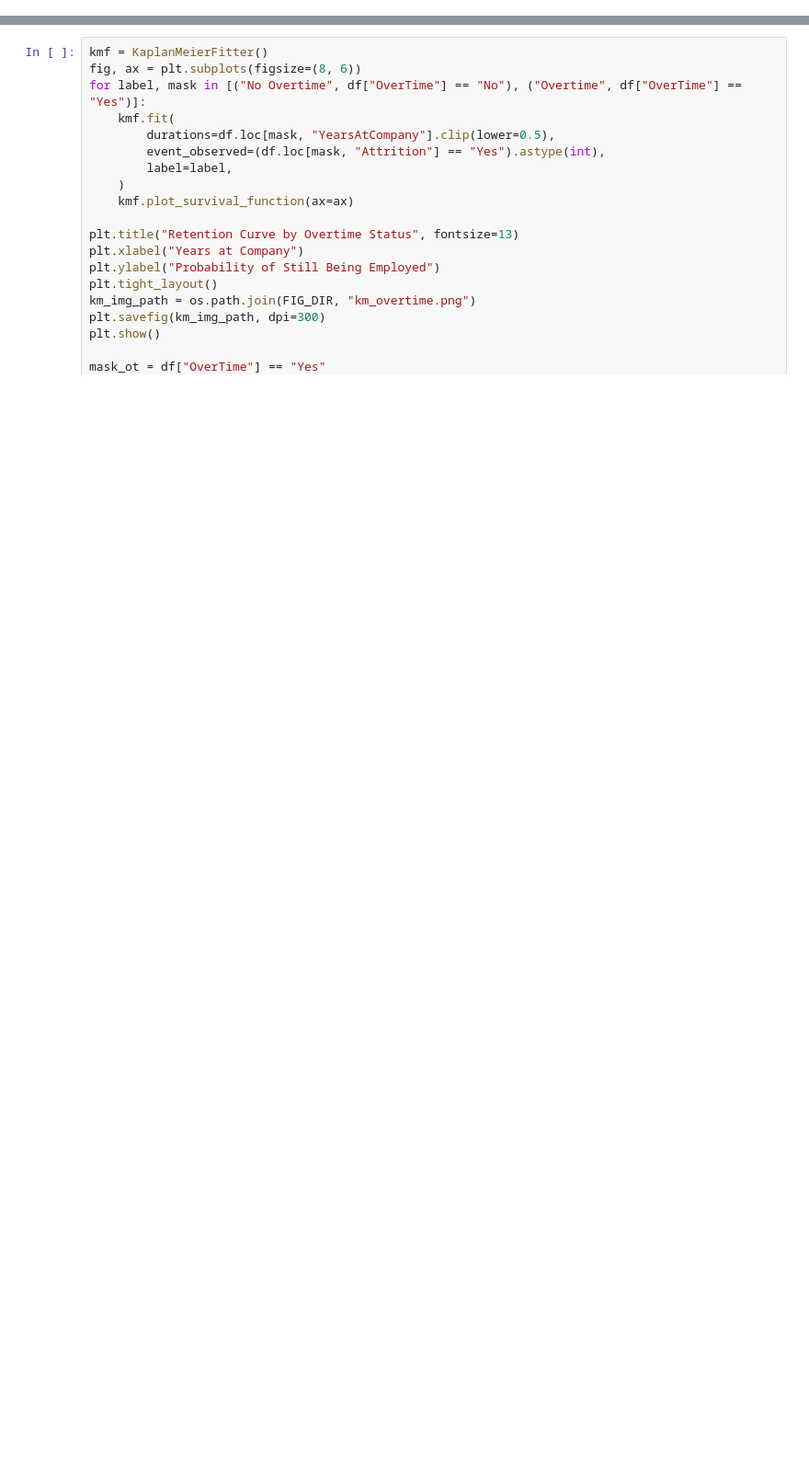
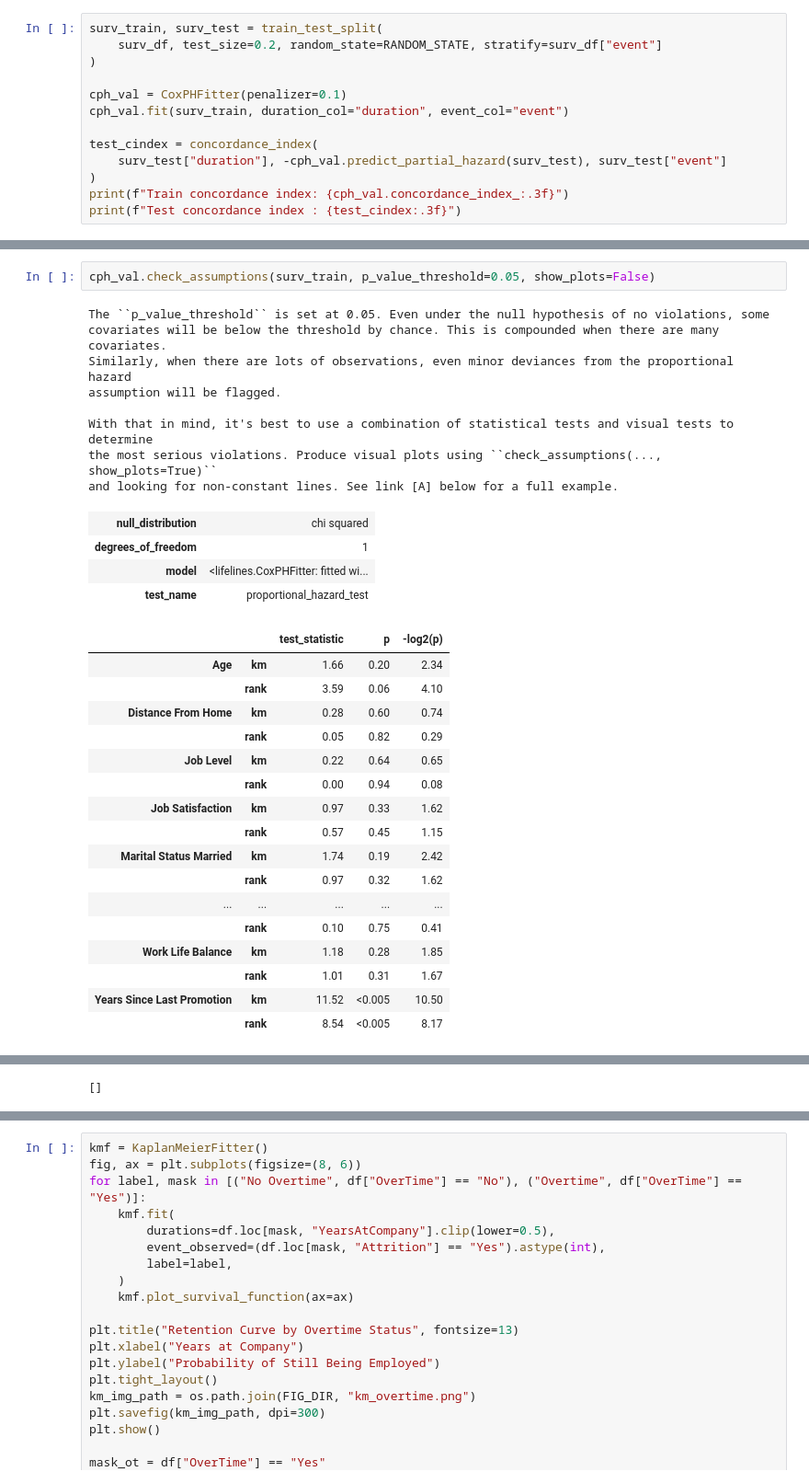
Before and after one commit to Nickwisely97/Code-Portofolio, a Jupyter notebook: Project/Forecasting & Predictive Modeling/Headcount Attrition - Survival Analysis/code/hr_attrition_analysis.ipynb, the cells around one changed output, grey strips where cells are left out. Shown at 92% size. Drawn from its saved outputs; the diff is of its cells as text; blank space fills up the shorter version.

```diff
--- a/Project/Forecasting & Predictive Modeling/Headcount Attrition - Survival Analysis/code/hr_attrition_analysis.ipynb
+++ b/Project/Forecasting & Predictive Modeling/Headcount Attrition - Survival Analysis/code/hr_attrition_analysis.ipynb
@@ -324,0 +119,13 @@ Test  concordance index (C-index): 0.846
+# %%
+surv_train, surv_test = train_test_split(
+    surv_df, test_size=0.2, random_state=RANDOM_STATE, stratify=surv_df["event"]
+)
+
+cph_val = CoxPHFitter(penalizer=0.1)
+cph_val.fit(surv_train, duration_col="duration", event_col="event")
+
+test_cindex = concordance_index(
+    surv_test["duration"], -cph_val.predict_partial_hazard(surv_test), surv_test["event"]
+)
+print(f"Train concordance index: {cph_val.concordance_index_:.3f}")
+print(f"Test concordance index : {test_cindex:.3f}")
@@ -324,0 +139,32 @@ Test  concordance index (C-index): 0.846
+# %%
+cph_val.check_assumptions(surv_train, p_value_threshold=0.05, show_plots=False)
+# %% [output]
+The ``p_value_threshold`` is set at 0.05. Even under the null hypothesis of no violations, some
+covariates will be below the threshold by chance. This is compounded when there are many covariates.
+Similarly, when there are lots of observations, even minor deviances from the proportional hazard
+assumption will be flagged.
+
+With that in mind, it's best to use a combination of statistical tests and visual tests to determine
+the most serious violations. Produce visual plots using ``check_assumptions(..., show_plots=True)``
+and looking for non-constant lines. See link [A] below for a full example.
+| null_distribution | chi squared |
+| degrees_of_freedom | 1 |
+| model | <lifelines.CoxPHFitter: fitted wi... |
+| test_name | proportional_hazard_test |
+|  |  | test_statistic | p | -log2(p) |
+| Age | km | 1.66 | 0.20 | 2.34 |
+|  | rank | 3.59 | 0.06 | 4.10 |
+| Distance From Home | km | 0.28 | 0.60 | 0.74 |
+|  | rank | 0.05 | 0.82 | 0.29 |
+| Job Level | km | 0.22 | 0.64 | 0.65 |
+|  | rank | 0.00 | 0.94 | 0.08 |
+| Job Satisfaction | km | 0.97 | 0.33 | 1.62 |
+|  | rank | 0.57 | 0.45 | 1.15 |
+| Marital Status Married | km | 1.74 | 0.19 | 2.42 |
+|  | rank | 0.97 | 0.32 | 1.62 |
+| ... | ... | ... | ... | ... |
+|  | rank | 0.10 | 0.75 | 0.41 |
+| Work Life Balance | km | 1.18 | 0.28 | 1.85 |
+|  | rank | 1.01 | 0.31 | 1.67 |
+| Years Since Last Promotion | km | 11.52 | <0.005 | 10.50 |
+|  | rank | 8.54 | <0.005 | 8.17 |
@@ -324,0 +188 @@ Test  concordance index (C-index): 0.846
+[]
```
Also changed, not shown: parts of 37 cells of this notebook, 11 other files.
